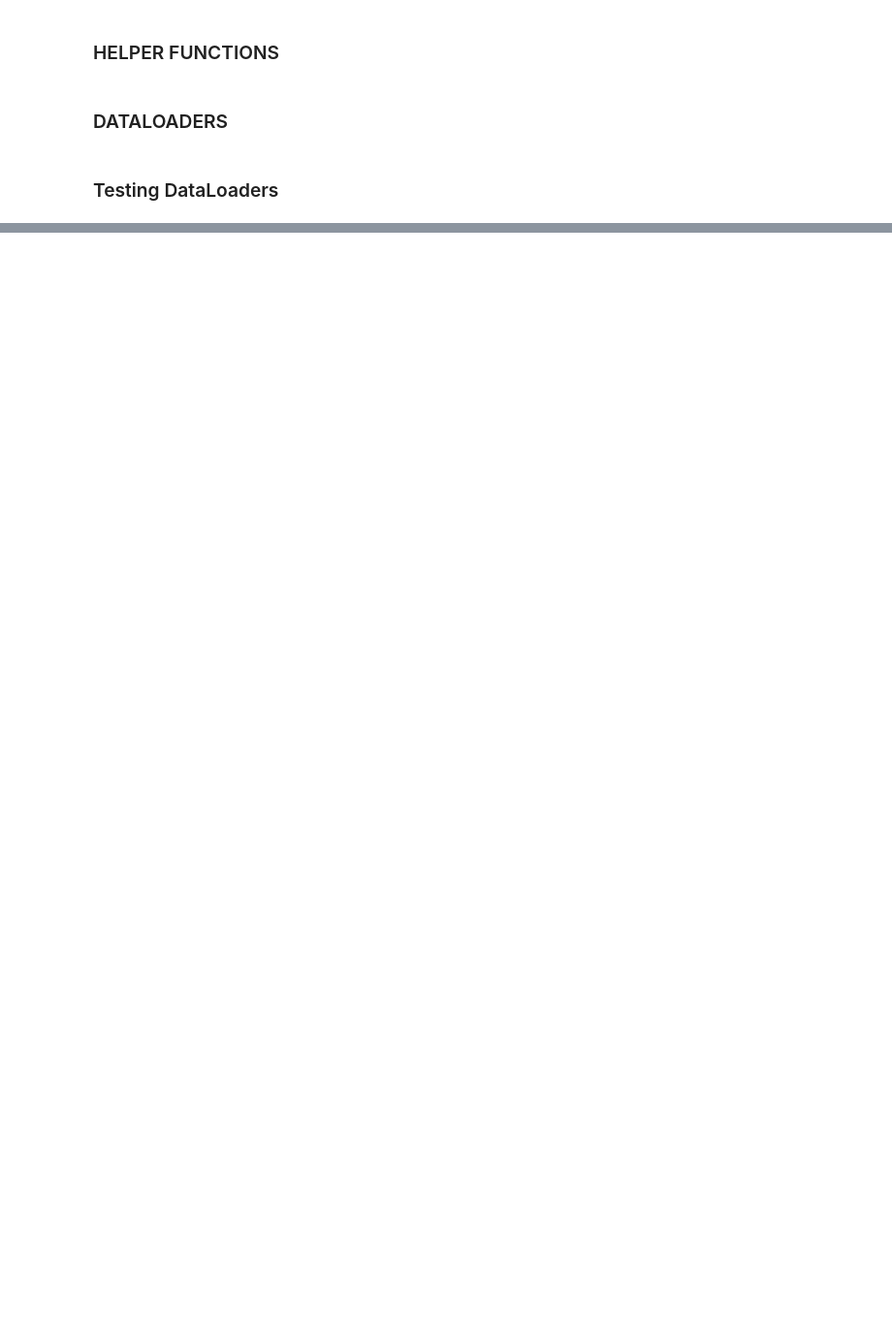
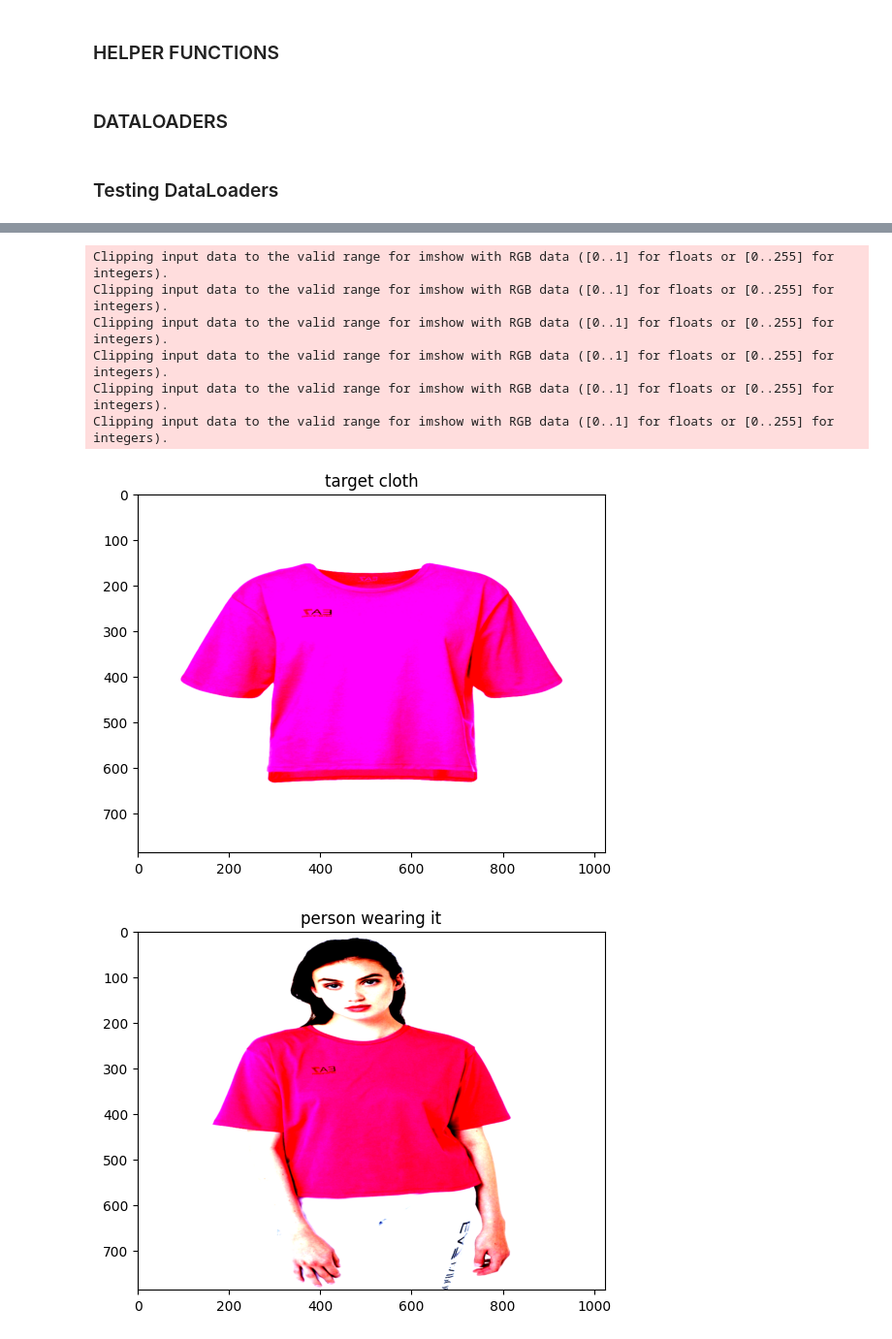
Before and after one commit to matthew-mcc/WearVision-599DeepLearning, a Jupyter notebook: Fitting Model/FittingModel.ipynb, the cells around one changed output, grey strips where cells are left out. Shown at 97% size. Drawn from its saved outputs; the diff is of its cells as text; code cells hidden in the pictures; blank space fills up the shorter version.

```diff
--- a/Fitting Model/FittingModel.ipynb
+++ b/Fitting Model/FittingModel.ipynb
@@ -144,0 +183,16 @@ class DataloaderDiscriminator(object):
+# %%
+dis =  DataloaderDiscriminator('/Users/alijohnnaqvi/Desktop/Fall23/DeepLearning/WearVision/Data/zalando-hd-resized/train')
+for i in range(3):
+    j = random.randint(0,11640)
+    c, p = dis.__getitem__(j)
+    plot_tensor(c,'target cloth')
+    plot_tensor(p,'person wearing it')
+# %% [output]
+Clipping input data to the valid range for imshow with RGB data ([0..1] for floats or [0..255] for integers).
+Clipping input data to the valid range for imshow with RGB data ([0..1] for floats or [0..255] for integers).
+Clipping input data to the valid range for imshow with RGB data ([0..1] for floats or [0..255] for integers).
+Clipping input data to the valid range for imshow with RGB data ([0..1] for floats or [0..255] for integers).
+Clipping input data to the valid range for imshow with RGB data ([0..1] for floats or [0..255] for integers).
+Clipping input data to the valid range for imshow with RGB data ([0..1] for floats or [0..255] for integers).
+[figure, added]
+[figure, added]
```
Also changed, not shown: parts of 3 cells of this notebook, 2 other files.
